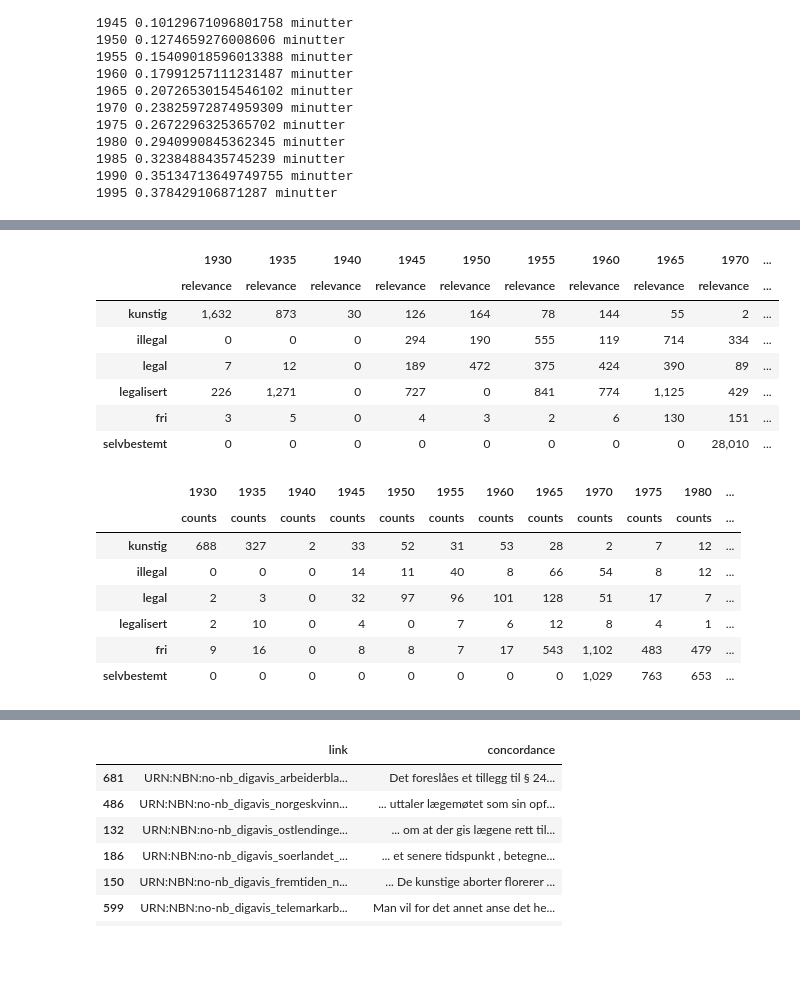
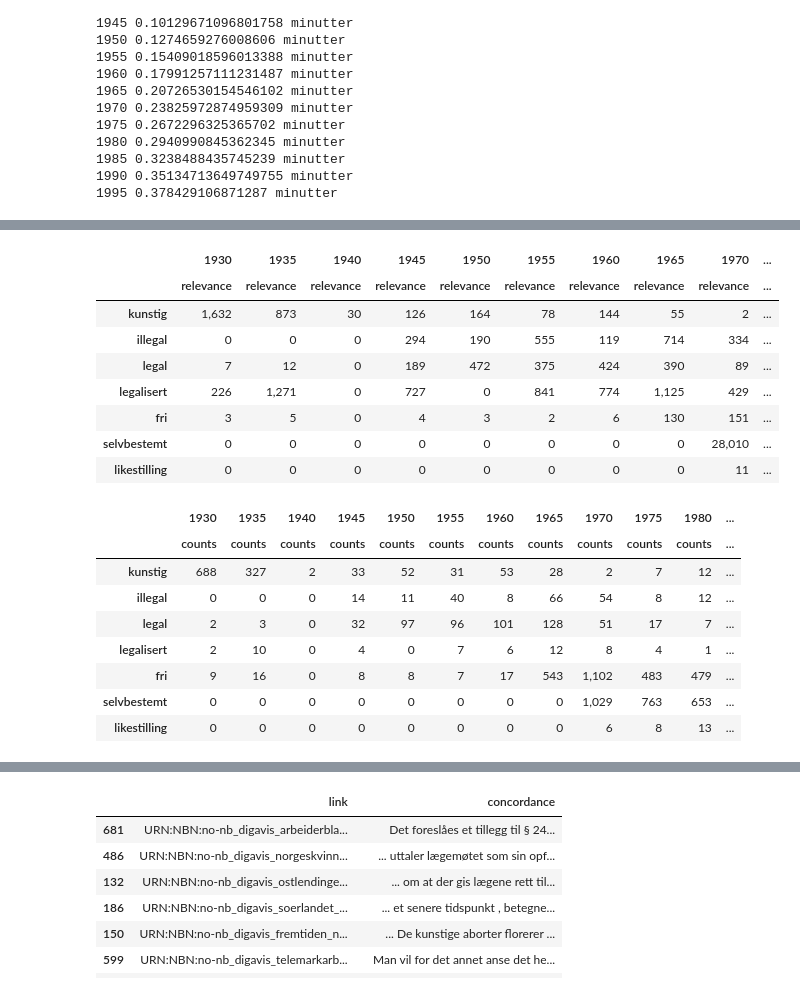
Before and after one commit to Yoonsen/Conceptual_change, a Jupyter notebook: coll_abort.ipynb, the cells around one changed output, grey strips where cells are left out. Saved outputs shown, nothing was run; the diff lists cells and outputs as text; code cells hidden in the pictures; blank space fills up the shorter version.

```diff
--- a/coll_abort.ipynb
+++ b/coll_abort.ipynb
@@ -199,5 +229,5 @@ colls = pd.concat([collocations[x].coll for x in collocations], axis = 1, keys=c
 # %%
-colls[[(x,'relevance') for x in collocations]].loc[['kunstig', 'illegal', 'legal','legalisert', 'fri', 'selvbestemt']].style.format("{0:,.0f}").background_gradient(axis = 1)
+colls[[(x,'relevance') for x in collocations]].loc[['kunstig', 'illegal', 'legal','legalisert', 'fri', 'selvbestemt','likestilling']].style.format("{0:,.0f}").background_gradient(axis = 1)
 # %% [output]
 |  | 1930 | 1935 | 1940 | 1945 | 1950 | 1955 | 1960 | 1965 | 1970 | ... |
 |  | relevance | relevance | relevance | relevance | relevance | relevance | relevance | relevance | relevance | ... |
@@ -207,14 +237,16 @@ colls[[(x,'relevance') for x in collocations]].loc[['kunstig', 'illegal', 'legal
 | legalisert | 226 | 1,271 | 0 | 727 | 0 | 841 | 774 | 1,125 | 429 | ... |
 | fri | 3 | 5 | 0 | 4 | 3 | 2 | 6 | 130 | 151 | ... |
 | selvbestemt | 0 | 0 | 0 | 0 | 0 | 0 | 0 | 0 | 28,010 | ... |
+| likestilling | 0 | 0 | 0 | 0 | 0 | 0 | 0 | 0 | 11 | ... |
 # %%
-colls[[(x,'counts') for x in collocations]].loc[['kunstig', 'illegal', 'legal','legalisert', 'fri', 'selvbestemt']].style.format("{0:,.0f}").background_gradient(axis = 1)
+colls[[(x,'counts') for x in collocations]].loc[['kunstig', 'illegal', 'legal','legalisert', 'fri', 'selvbestemt', 'likestilling']].style.format("{0:,.0f}").background_gradient(axis = 1)
 # %% [output]
 |  | 1930 | 1935 | 1940 | 1945 | 1950 | 1955 | 1960 | 1965 | 1970 | 1975 | 1980 | ... |
 |  | counts | counts | counts | counts | counts | counts | counts | counts | counts | counts | counts | ... |
 | kunstig | 688 | 327 | 2 | 33 | 52 | 31 | 53 | 28 | 2 | 7 | 12 | ... |
 | illegal | 0 | 0 | 0 | 14 | 11 | 40 | 8 | 66 | 54 | 8 | 12 | ... |
 | legal | 2 | 3 | 0 | 32 | 97 | 96 | 101 | 128 | 51 | 17 | 7 | ... |
 | legalisert | 2 | 10 | 0 | 4 | 0 | 7 | 6 | 12 | 8 | 4 | 1 | ... |
 | fri | 9 | 16 | 0 | 8 | 8 | 7 | 17 | 543 | 1,102 | 483 | 479 | ... |
 | selvbestemt | 0 | 0 | 0 | 0 | 0 | 0 | 0 | 0 | 1,029 | 763 | 653 | ... |
+| likestilling | 0 | 0 | 0 | 0 | 0 | 0 | 0 | 0 | 6 | 8 | 13 | ... |
```
Also changed, not shown: parts of 37 cells of this notebook.
